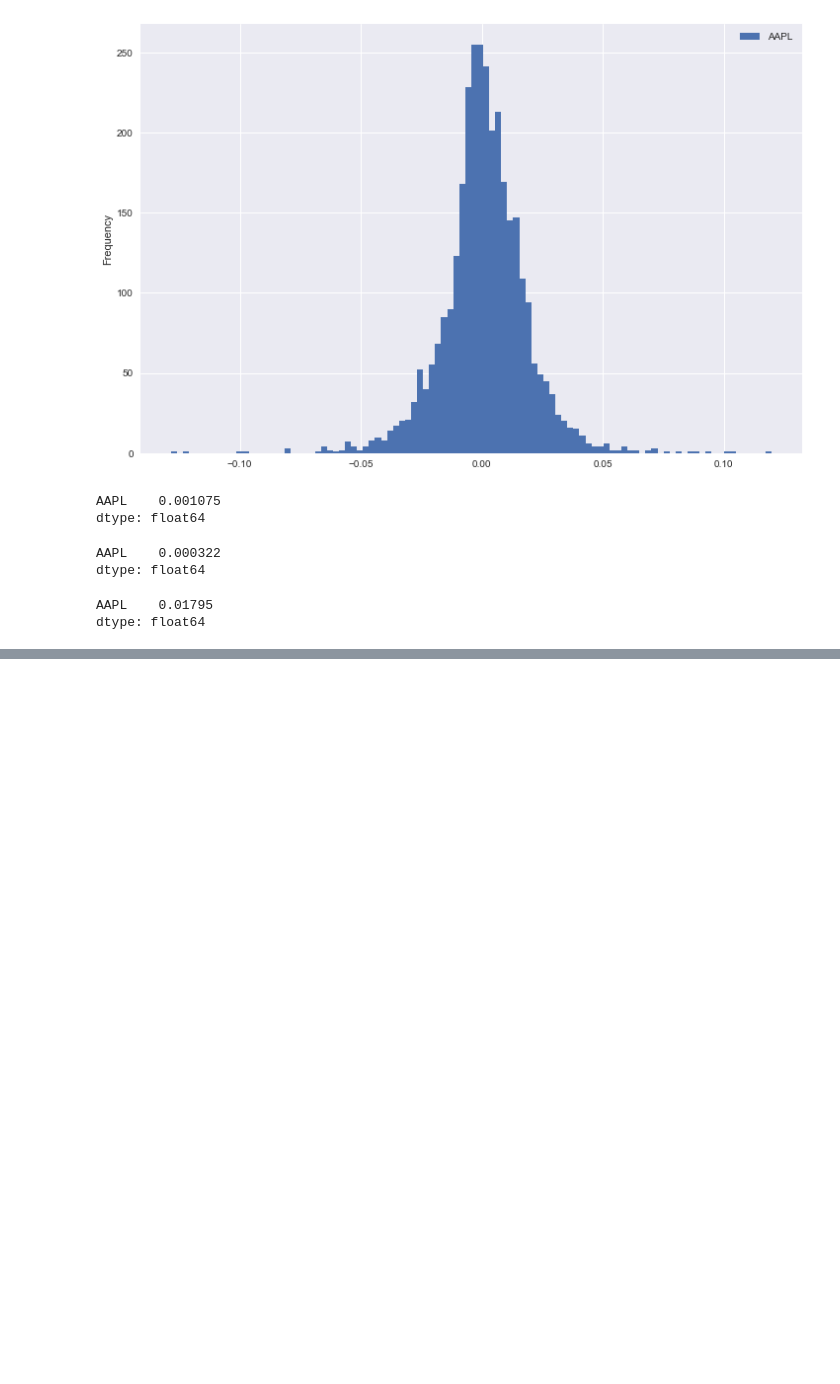
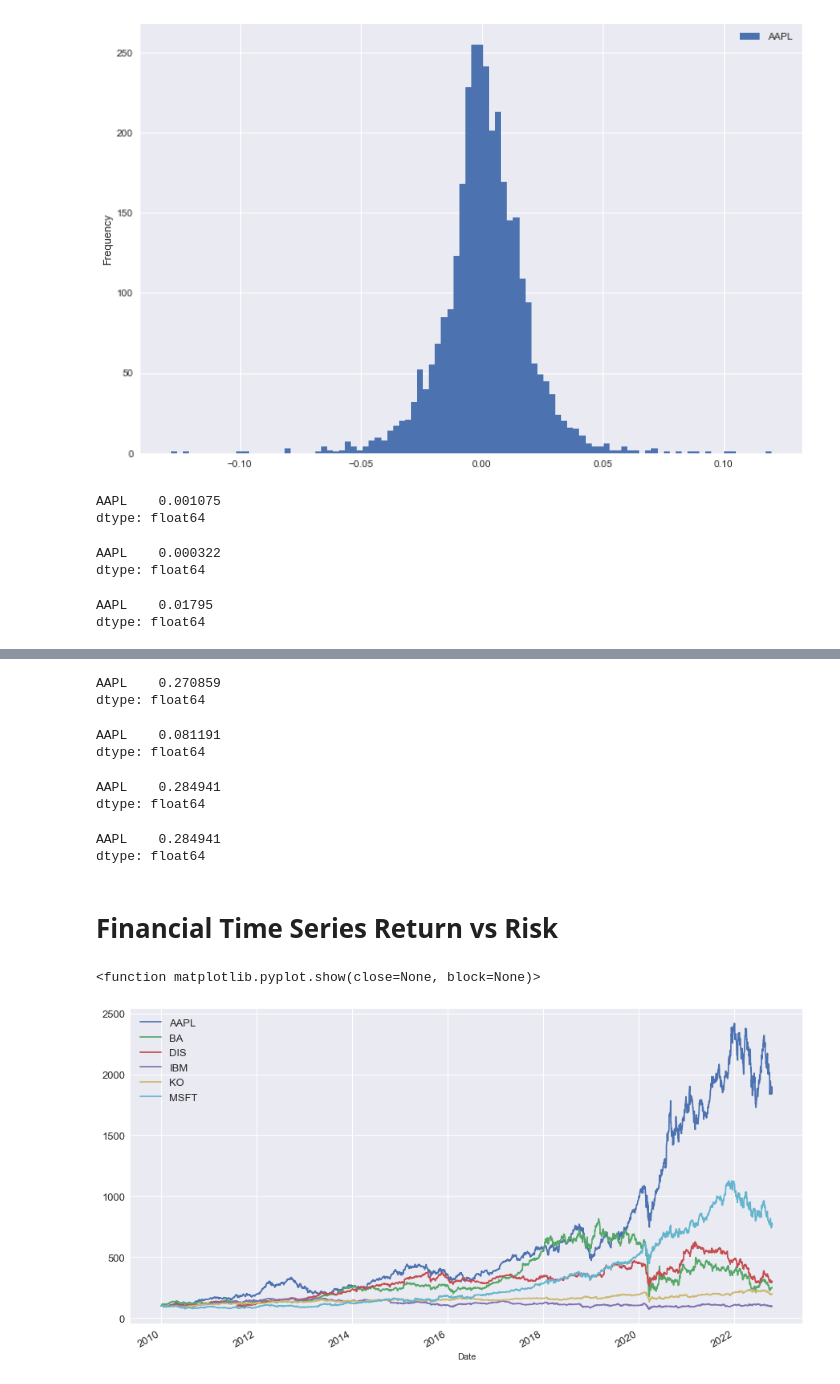
Before and after one commit to lincolnmuriithi11/Stock_Analysis-, a Jupyter notebook: Financial Analysis/initial_visualization.ipynb, the cells around one changed output, grey strips where cells are left out. Drawn from its saved outputs; the diff is of its cells as text; code cells hidden in the pictures; blank space fills up the shorter version.

```diff
--- a/Financial Analysis/initial_visualization.ipynb
+++ b/Financial Analysis/initial_visualization.ipynb
@@ -371,0 +378,36 @@ dtype: float64
+# %%
+# annual mean return pct
+annual_mean_ret = ret.mean()*252
+annual_mean_ret
+# %% [output]
+AAPL    0.270859
+dtype: float64
+# %%
+# annual_variation return
+annual_var_ret = ret.var()*252
+annual_var_ret
+# %% [output]
+AAPL    0.081191
+dtype: float64
+# %%
+# annual std of returns return
+annual_std_returns = np.sqrt(annual_var_ret)
+annual_std_returns
+# %% [output]
+AAPL    0.284941
+dtype: float64
+# %%
+# annual std return
+ret.std()*np.sqrt(252)
+# %% [output]
+AAPL    0.284941
+dtype: float64
+# %% [markdown]
+# Financial Time Series Return vs Risk
+# %%
+norm_pricing.plot(figsize = (15, 8), fontsize = 13)
+plt.legend(fontsize = 13)
+plt.show
+# %% [output]
+<function matplotlib.pyplot.show(close=None, block=None)>
+[figure, added]
```
Also changed, not shown: parts of 11 cells of this notebook.
